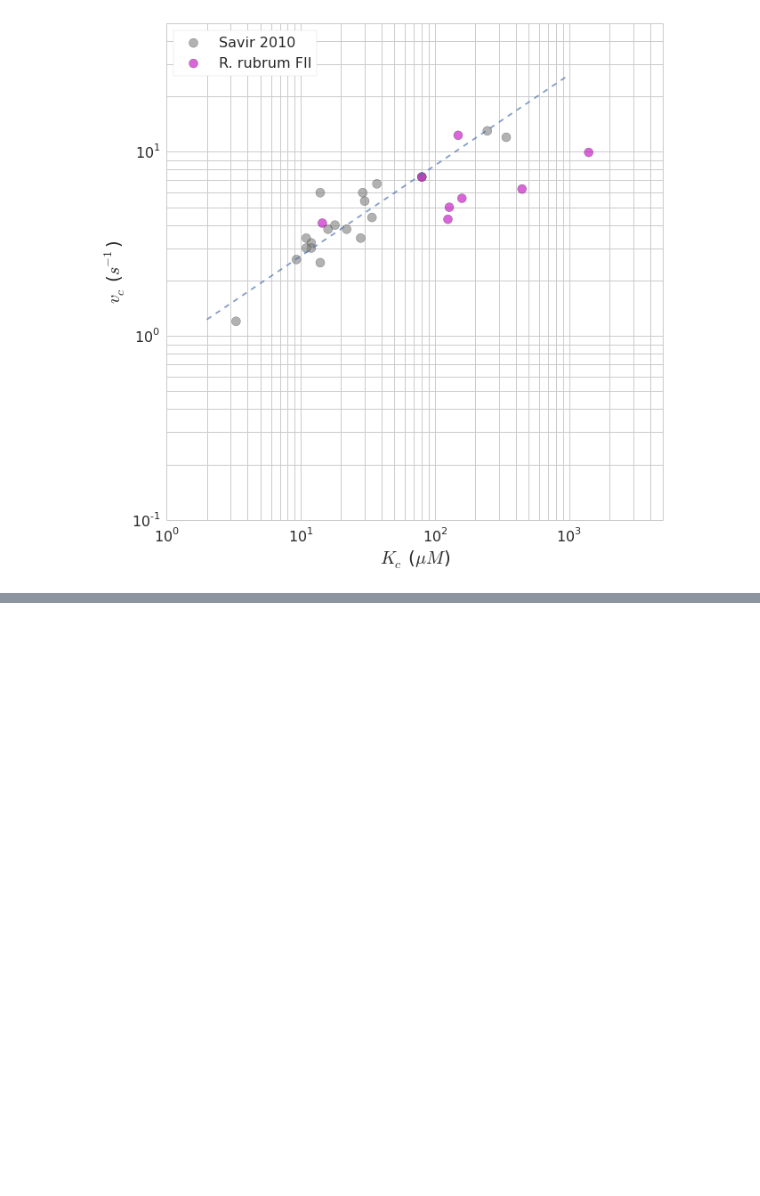
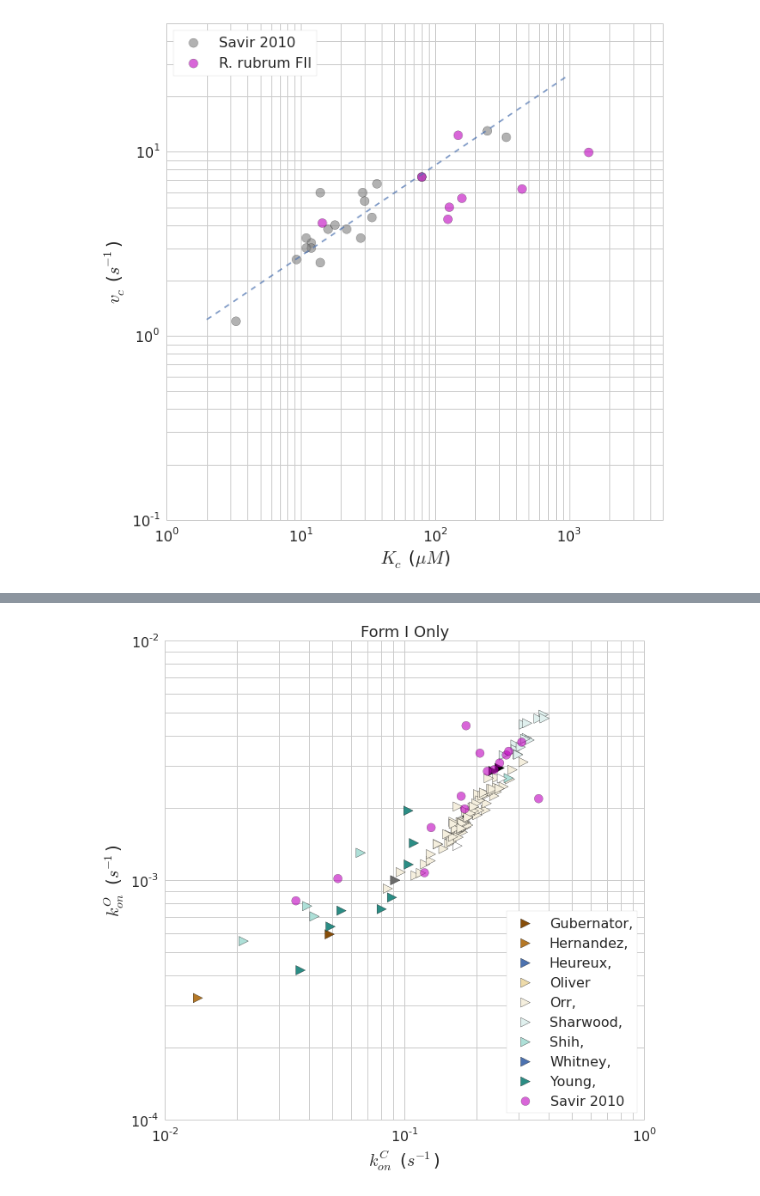
Before and after one commit to flamholz/ccm, a Jupyter notebook: python/ipython_notebooks/01122018 AF&NP Savir RuBisCO optimality redux .ipynb, the cells around one changed output, grey strips where cells are left out. Saved outputs shown, nothing was run; the diff lists cells and outputs as text; code cells hidden in the pictures; blank space fills up the shorter version.

```diff
--- a/python/ipython_notebooks/01122018 AF&NP Savir RuBisCO optimality redux .ipynb
+++ b/python/ipython_notebooks/01122018 AF&NP Savir RuBisCO optimality redux .ipynb
@@ -258,0 +336,33 @@ plt.show()
+# %%
+# Mechanistic proposal #2 from Savir - k_onC vs k_onO only for FI enzymes, color by reference
+figure = plt.figure(figsize=(10,10))
+seaborn.set_style('whitegrid')
+
+plt.xscale('log')
+plt.yscale('log')
+
+colors = seaborn.color_palette("BrBG", 10)
+fIs = grouped_form.get_group('I')
+fIs_nonsavir = fIs[fIs.savir == False]
+grouped_ref = fIs_nonsavir.groupby('Citation')
+for i, (group, gdf) in enumerate(grouped_ref):
+    l = group.split()[0]
+    c = colors[i]
+    plt.scatter(gdf.kon_C, gdf.kon_O, c=c, s=120, marker='>', label=l)
+
+savir_FIs = fIs[fIs.savir == True]
+plt.scatter(savir_FIs.kon_C, savir_FIs.kon_O, c='m', s=100, alpha=0.6, label='Savir 2010')
+
+plt.title('Form I Only', fontsize=18)
+plt.legend(loc=4, fontsize=16, frameon=True)
+plt.xlabel('$k_{on}^C$ ($s^{-1}$)', fontsize=20)
+plt.ylabel('$k_{on}^O$ ($s^{-1}$)', fontsize=20)
+plt.xticks(fontsize=16)
+plt.yticks(fontsize=16)
+
+plt.ylim(1e-4, 1e-2)
+plt.xlim(1e-2, 1)
+
+plt.show()
+# %% [output]
+[figure, added]
```
Also changed, not shown: parts of 4 cells of this notebook.
